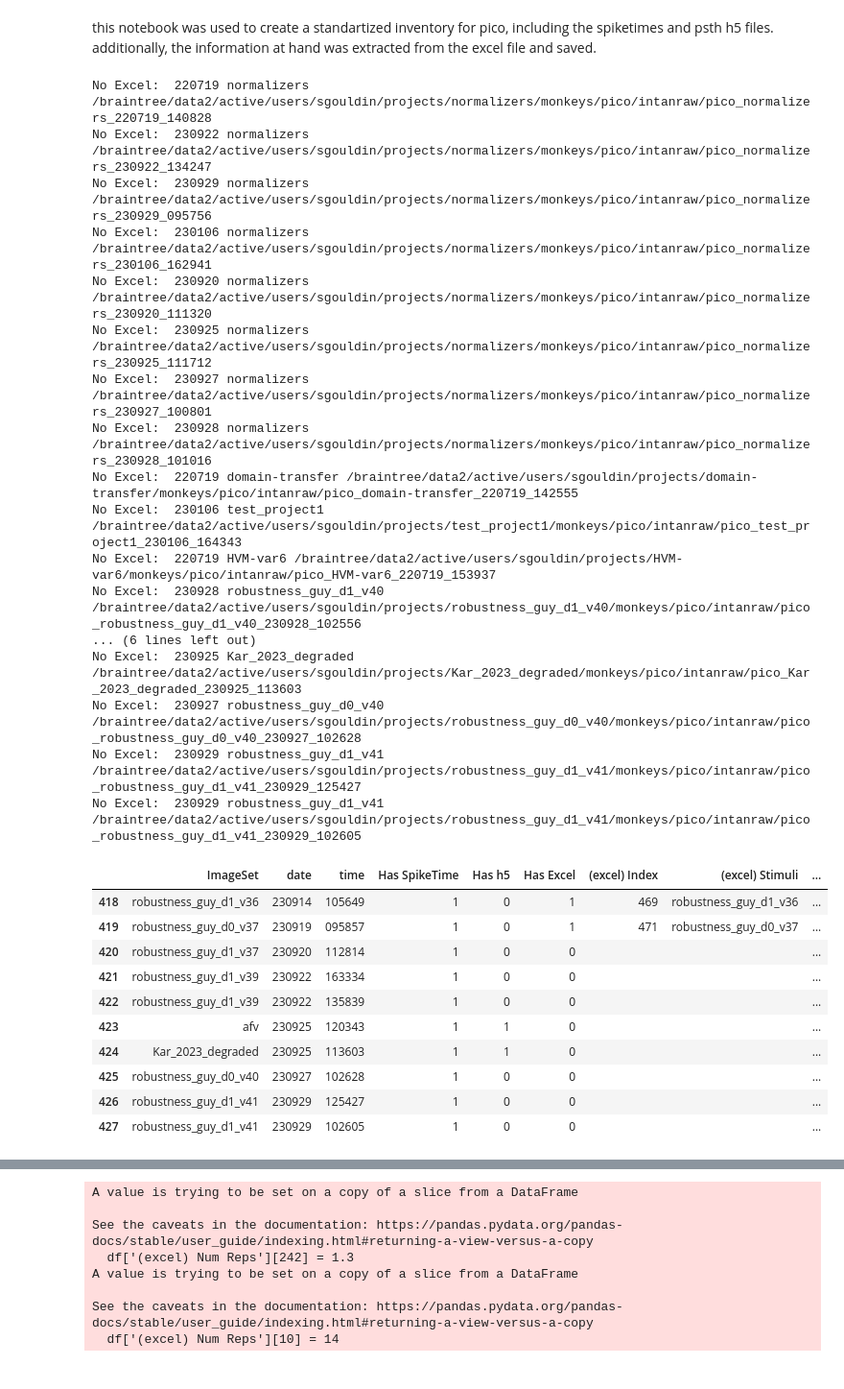
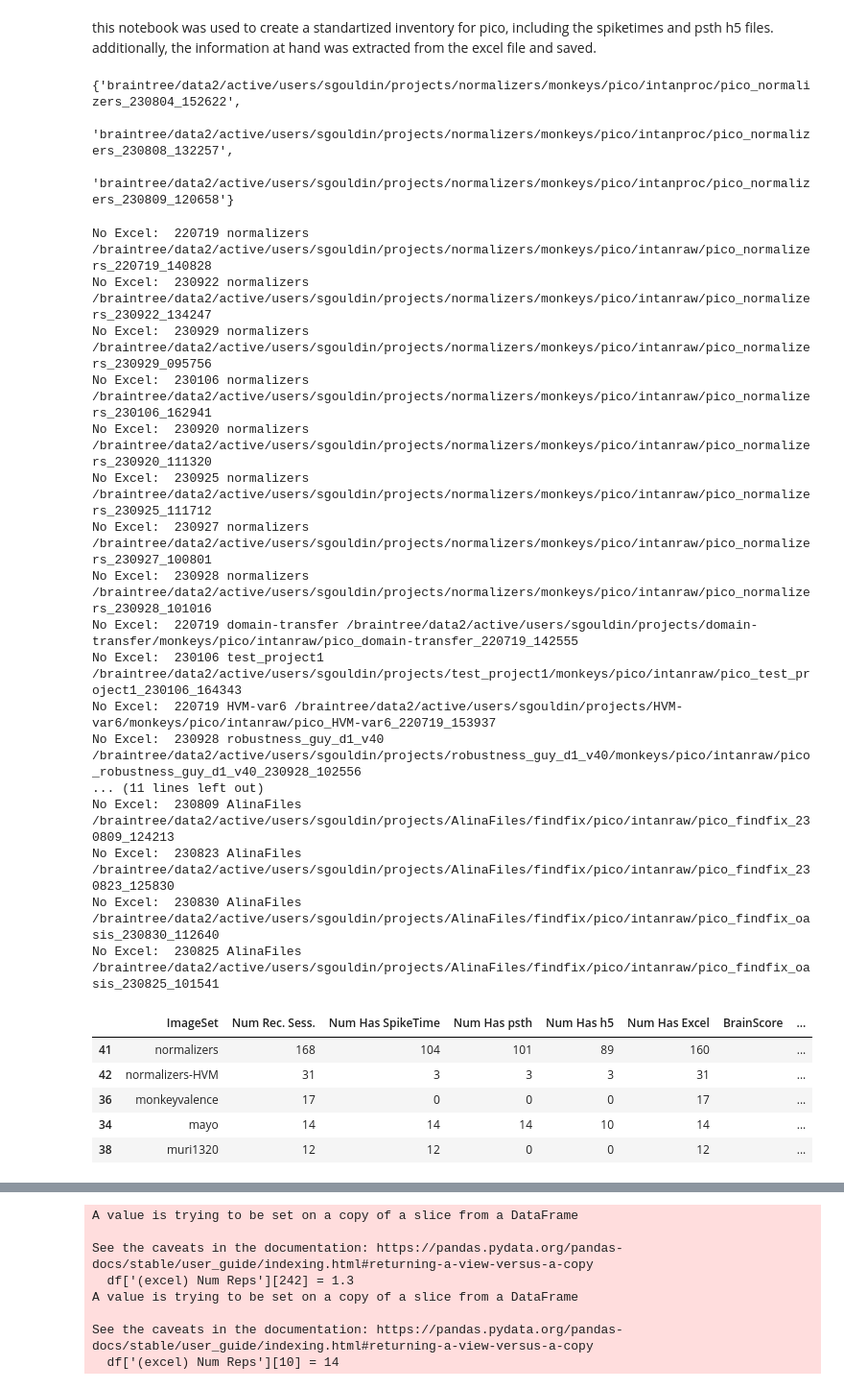
Before and after one commit to AliyaAbl/dandi_brainscore, a Jupyter notebook: create_inventory.ipynb, the cells around one changed output, grey strips where cells are left out. Shown: that part at 96% size. Saved outputs shown, nothing was run; the diff lists cells and outputs as text; code cells hidden in the pictures.

```diff
--- a/create_inventory.ipynb
+++ b/create_inventory.ipynb
@@ -80,10 +80,20 @@ spike_parent = []
 for path in spikeTime_directories:
     try:
         if path.split('/')[9] == 'pico':
-            spike_parent.append(os.path.join(*path.split('/')[0:10]))
+            spike_parent.append(os.path.join(*path.split('/')[0:-1]))
     except: pass
     #spike_parent.append(os.path.join(*path.split('/')[0:10]))
 
+############### Find Directories of psth ######################################
+###############################################################################
+
+psth_directories = find_directories_with_name(parent_directory, 'psth')
+psth_parent = []
+for path in psth_directories:
+    try:
+        if path.split('/')[9] == 'pico':
+            psth_parent.append(os.path.join(*path.split('/')[0:-1]))
+    except: pass
 ############### Find Directories of IntanRaw ##################################
 ###############################################################################
 
@@ -107,6 +117,12 @@ parent_directory = '/braintree/data2/active/users/sgouldin/projects'
 extension = 'h5'
 h5_directories = find_files_with_extension(parent_directory, extension)
 # print(len(h5_directories))
+# %%
+set(spike_parent) - set(psth_parent)
+# %% [output]
+{'braintree/data2/active/users/sgouldin/projects/normalizers/monkeys/pico/intanproc/pico_normalizers_230804_152622',
+ 'braintree/data2/active/users/sgouldin/projects/normalizers/monkeys/pico/intanproc/pico_normalizers_230808_132257',
+ 'braintree/data2/active/users/sgouldin/projects/normalizers/monkeys/pico/intanproc/pico_normalizers_230809_120658'}
 # %%
 ############### Get Info for Pico Data ########################################
 ###############################################################################
@@ -138,6 +154,20 @@ for path in spikeTime_directories:
             pico_spikeTime_directories.append(path)
     except: pass #print(path)
 
+
+psth_names = []
+pico_psth_directories = []
+for path in psth_directories:
+    try:
+        if path.split('/')[9] == 'pico':
+            for ele in os.listdir(os.path.join('/', *path.split('/')[0:-1])):
+                if ele.endswith(".mat"):
+                    psth_names.append(path.split('/')[11])
+                    path_ = os.path.join(os.path.join('/', *path.split('/')[0:-1], ele))
+                    pico_psth_directories.append(path_)
+    except: pass #print(path)
+
+
 h5_names = []
 h5_dates = []
 pico_h5_directories = []
@@ -187,6 +217,7 @@ df = pd.DataFrame({'ImageSet': names})
 df['date'] = dates
 df['time'] = times
 df['Has SpikeTime']     = [0]*len(pico_intanRaw_directories)
+df['Has psth']     = [0]*len(pico_intanRaw_directories)
 df['Has h5']            = [0]*len(pico_intanRaw_directories)
 df['Has Excel']         = [0]*len(pico_intanRaw_directories)
 df['(excel) Index']          = ['']*len(pico_intanRaw_directories)
@@ -196,6 +227,7 @@ df['(excel) Num Images']        = ['']*len(pico_intanRaw_directories)
 df['(excel) Total Num Images']  = ['']*len(pico_intanRaw_directories)
 df['(excel) Notes']  = ['']*len(pico_intanRaw_directories)
 df['Path: SpikeTimes']  = ['']*len(pico_intanRaw_directories)
+df['Path: psth']  = ['']*len(pico_intanRaw_directories)
 df['Path: h5']          = ['']*len(pico_intanRaw_directories)
 df['Path: intanraw']    =  pico_intanRaw_directories
 
@@ -203,6 +235,12 @@ indices_spiketime = [index for index, name in enumerate(intan_names) if name in
 for ind in indices_spiketime:
     df.at[ind, 'Has SpikeTime'] = 1
     df.at[ind, 'Path: SpikeTimes'] = pico_spikeTime_directories[spike_names.index(intan_names[ind])]
+
+indices_psth = [index for index, name in enumerate(intan_names) if name in psth_names]
+for ind in indices_psth:
+    df.at[ind, 'Has psth'] = 1
+    df.at[ind, 'Path: psth'] = pico_psth_directories[psth_names.index(intan_names[ind])]
+
 
 
 i = 0
@@ -318,12 +356,12 @@ for intan, ind in zip(pico_intanRaw_directories, range(len(pico_intanRaw_directo
     if found_item == False:
         print('No Excel: ', date, name, intan)
 
-display(df.tail(10))
+# display(df.tail(10))
 
 ############### Save New Excel File ###########################################
 ###############################################################################
 
-excel_file_path = '/braintree/home/aliya277/dandi_brainscore/pico_inventory.xlsx'
+excel_file_path = '/braintree/home/aliya277/dandi_brainscore/pico_inventory_new.xlsx'
 df.to_excel(excel_file_path, index=False)
 
 
@@ -339,6 +377,7 @@ for group, group_df in df.groupby('ImageSet'):
     num_entries = len(group_df)
     num_has_excel = group_df['Has Excel'].astype(int).sum()
     num_has_spike_time = group_df['Has SpikeTime'].astype(int).sum()
+    num_has_psth = group_df['Has psth'].astype(int).sum()
     num_has_h5 = group_df['Has h5'].astype(int).sum()
 
     # Append the results to the list
@@ -346,6 +385,7 @@ for group, group_df in df.groupby('ImageSet'):
         'ImageSet': image_set,
         'Num Rec. Sess.': num_entries,
         'Num Has SpikeTime': num_has_spike_time,
+        'Num Has psth': num_has_psth,
         'Num Has h5': num_has_h5,
         'Num Has Excel': num_has_excel,
         'BrainScore': '',
@@ -353,47 +393,42 @@ for group, group_df in df.groupby('ImageSet'):
     })
 
 # Convert the list of dictionaries to a DataFrame
 summary_df = pd.DataFrame(result_list)
 
 # Optionally, set 'ImageSet' as the index
 # summary_df.set_index('ImageSet', inplace=True)
 summary_df = summary_df.sort_values(by='Num Rec. Sess.', ascending=False)
 # Display the summary DataFrame
 display(summary_df.head(5))
 
 
-existing_excel_file = '/braintree/home/aliya277/dandi_brainscore/pico_inventory.xlsx'
+existing_excel_file = '/braintree/home/aliya277/dandi_brainscore/pico_inventory_new.xlsx'
 
 # Create a Pandas ExcelWriter object
 with pd.ExcelWriter(existing_excel_file, engine='openpyxl', mode='a') as writer:
     # Write your DataFrame to a new sheet
     summary_df.to_excel(writer, sheet_name='Sheet2', index=False)  # 'Sheet2' is the name of the new sheet
 # %% [output]
 No Excel:  220719 normalizers /braintree/data2/active/users/sgouldin/projects/normalizers/monkeys/pico/intanraw/pico_normalizers_220719_140828
 No Excel:  230922 normalizers /braintree/data2/active/users/sgouldin/projects/normalizers/monkeys/pico/intanraw/pico_normalizers_230922_134247
 No Excel:  230929 normalizers /braintree/data2/active/users/sgouldin/projects/normalizers/monkeys/pico/intanraw/pico_normalizers_230929_095756
 No Excel:  230106 normalizers /braintree/data2/active/users/sgouldin/projects/normalizers/monkeys/pico/intanraw/pico_normalizers_230106_162941
 No Excel:  230920 normalizers /braintree/data2/active/users/sgouldin/projects/normalizers/monkeys/pico/intanraw/pico_normalizers_230920_111320
 No Excel:  230925 normalizers /braintree/data2/active/users/sgouldin/projects/normalizers/monkeys/pico/intanraw/pico_normalizers_230925_111712
 No Excel:  230927 normalizers /braintree/data2/active/users/sgouldin/projects/normalizers/monkeys/pico/intanraw/pico_normalizers_230927_100801
 No Excel:  230928 normalizers /braintree/data2/active/users/sgouldin/projects/normalizers/monkeys/pico/intanraw/pico_normalizers_230928_101016
 No Excel:  220719 domain-transfer /braintree/data2/active/users/sgouldin/projects/domain-transfer/monkeys/pico/intanraw/pico_domain-transfer_220719_142555
 No Excel:  230106 test_project1 /braintree/data2/active/users/sgouldin/projects/test_project1/monkeys/pico/intanraw/pico_test_project1_230106_164343
 No Excel:  220719 HVM-var6 /braintree/data2/active/users/sgouldin/projects/HVM-var6/monkeys/pico/intanraw/pico_HVM-var6_220719_153937
 No Excel:  230928 robustness_guy_d1_v40 /braintree/data2/active/users/sgouldin/projects/robustness_guy_d1_v40/monkeys/pico/intanraw/pico_robustness_guy_d1_v40_230928_102556
-... (6 lines left out)
-No Excel:  230925 Kar_2023_degraded /braintree/data2/active/users/sgouldin/projects/Kar_2023_degraded/monkeys/pico/intanraw/pico_Kar_2023_degraded_230925_113603
-No Excel:  230927 robustness_guy_d0_v40 /braintree/data2/active/users/sgouldin/projects/robustness_guy_d0_v40/monkeys/pico/intanraw/pico_robustness_guy_d0_v40_230927_102628
-No Excel:  230929 robustness_guy_d1_v41 /braintree/data2/active/users/sgouldin/projects/robustness_guy_d1_v41/monkeys/pico/intanraw/pico_robustness_guy_d1_v41_230929_125427
-No Excel:  230929 robustness_guy_d1_v41 /braintree/data2/active/users/sgouldin/projects/robustness_guy_d1_v41/monkeys/pico/intanraw/pico_robustness_guy_d1_v41_230929_102605
+... (11 lines left out)
+No Excel:  230809 AlinaFiles /braintree/data2/active/users/sgouldin/projects/AlinaFiles/findfix/pico/intanraw/pico_findfix_230809_124213
+No Excel:  230823 AlinaFiles /braintree/data2/active/users/sgouldin/projects/AlinaFiles/findfix/pico/intanraw/pico_findfix_230823_125830
+No Excel:  230830 AlinaFiles /braintree/data2/active/users/sgouldin/projects/AlinaFiles/findfix/pico/intanraw/pico_findfix_oasis_230830_112640
+No Excel:  230825 AlinaFiles /braintree/data2/active/users/sgouldin/projects/AlinaFiles/findfix/pico/intanraw/pico_findfix_oasis_230825_101541
-|  | ImageSet | date | time | Has SpikeTime | Has h5 | Has Excel | (excel) Index | (excel) Stimuli | ... |
-| 418 | robustness_guy_d1_v36 | 230914 | 105649 | 1 | 0 | 1 | 469 | robustness_guy_d1_v36 | ... |
-| 419 | robustness_guy_d0_v37 | 230919 | 095857 | 1 | 0 | 1 | 471 | robustness_guy_d0_v37 | ... |
-| 420 | robustness_guy_d1_v37 | 230920 | 112814 | 1 | 0 | 0 |  |  | ... |
-| 421 | robustness_guy_d1_v39 | 230922 | 163334 | 1 | 0 | 0 |  |  | ... |
-| 422 | robustness_guy_d1_v39 | 230922 | 135839 | 1 | 0 | 0 |  |  | ... |
-| 423 | afv | 230925 | 120343 | 1 | 1 | 0 |  |  | ... |
-| 424 | Kar_2023_degraded | 230925 | 113603 | 1 | 1 | 0 |  |  | ... |
-| 425 | robustness_guy_d0_v40 | 230927 | 102628 | 1 | 0 | 0 |  |  | ... |
-| 426 | robustness_guy_d1_v41 | 230929 | 125427 | 1 | 0 | 0 |  |  | ... |
-| 427 | robustness_guy_d1_v41 | 230929 | 102605 | 1 | 0 | 0 |  |  | ... |
+|  | ImageSet | Num Rec. Sess. | Num Has SpikeTime | Num Has psth | Num Has h5 | Num Has Excel | BrainScore | ... |
+| 41 | normalizers | 168 | 104 | 101 | 89 | 160 |  | ... |
+| 42 | normalizers-HVM | 31 | 3 | 3 | 3 | 31 |  | ... |
+| 36 | monkeyvalence | 17 | 0 | 0 | 0 | 17 |  | ... |
+| 34 | mayo | 14 | 14 | 14 | 10 | 14 |  | ... |
+| 38 | muri1320 | 12 | 12 | 0 | 0 | 12 |  | ... |
```
Also changed, not shown: parts of 3 cells of this notebook, 16 other files.
